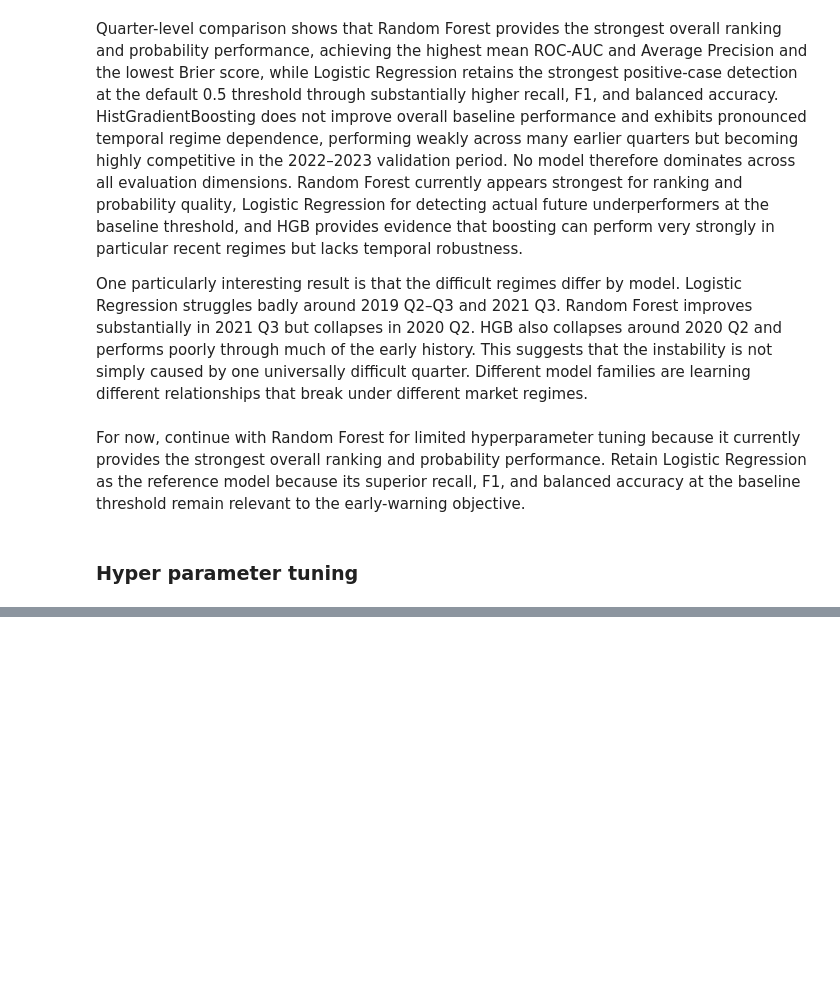
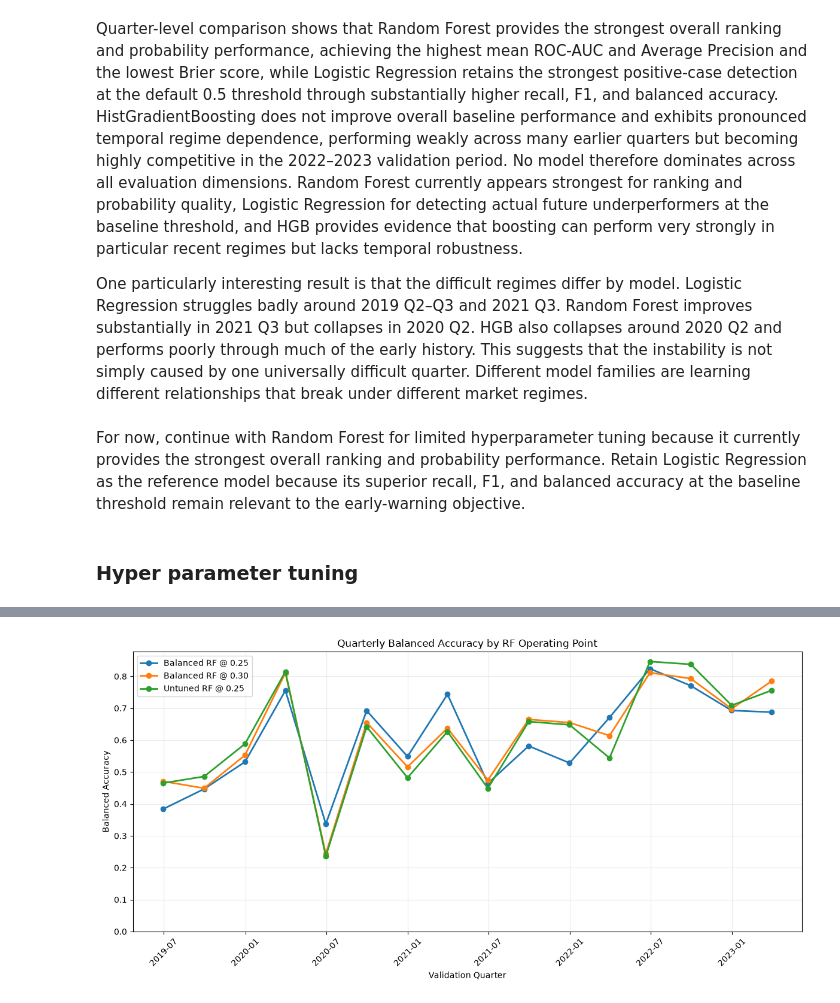
Before and after one commit to terra9/superannuation-performance-early-warning, a Jupyter notebook: notebooks/baseline_modelling.ipynb, the cells around one changed output, grey strips where cells are left out. Saved outputs shown, nothing was run; the diff lists cells and outputs as text; code cells hidden in the pictures; blank space fills up the shorter version.

```diff
--- a/notebooks/baseline_modelling.ipynb
+++ b/notebooks/baseline_modelling.ipynb
@@ -4169,0 +5852,81 @@ For now, continue with Random Forest for limited hyperparameter tuning because i
+# %%
+# Plot quarterly threshold-dependent performance over time.
+quarter_plot_metrics = [
+    "balanced_accuracy",
+    "precision",
+    "recall",
+    "f1",
+    "predicted_positive_rate",
+]
+
+
+for metric in quarter_plot_metrics:
+
+    fig, ax = plt.subplots(
+        figsize=(12, 6)
+    )
+
+    for model_name in (
+        rf_operating_points.keys()
+    ):
+
+        plot_data = (
+            rf_selected_quarter_results[
+                rf_selected_quarter_results[
+                    "model"
+                ].eq(model_name)
+            ]
+            .sort_values(
+                "period_end_date"
+            )
+        )
+
+        ax.plot(
+            plot_data[
+                "period_end_date"
+            ],
+            plot_data[
+                metric
+            ],
+            marker="o",
+            linewidth=2,
+            label=model_name,
+        )
+
+    ax.set_xlabel(
+        "Validation Quarter"
+    )
+
+    ax.set_ylabel(
+        metric.replace(
+            "_",
+            " ",
+        ).title()
+    )
+
+    ax.set_title(
+        (
+            f"Quarterly "
+            f"{metric.replace('_', ' ').title()} "
+            "by RF Operating Point"
+        )
+    )
+
+    ax.set_ylim(
+        bottom=0
+    )
+
+    ax.legend()
+
+    ax.grid(
+        alpha=0.25
+    )
+
+    plt.xticks(
+        rotation=45
+    )
+
+    plt.tight_layout()
+    plt.show()
+# %% [output]
+[figure, added]
```
Also changed, not shown: parts of 34 cells of this notebook.
